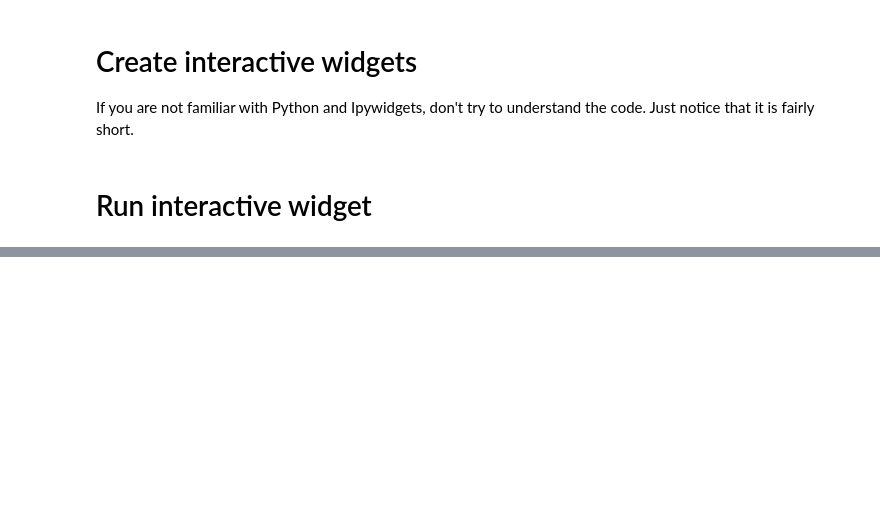
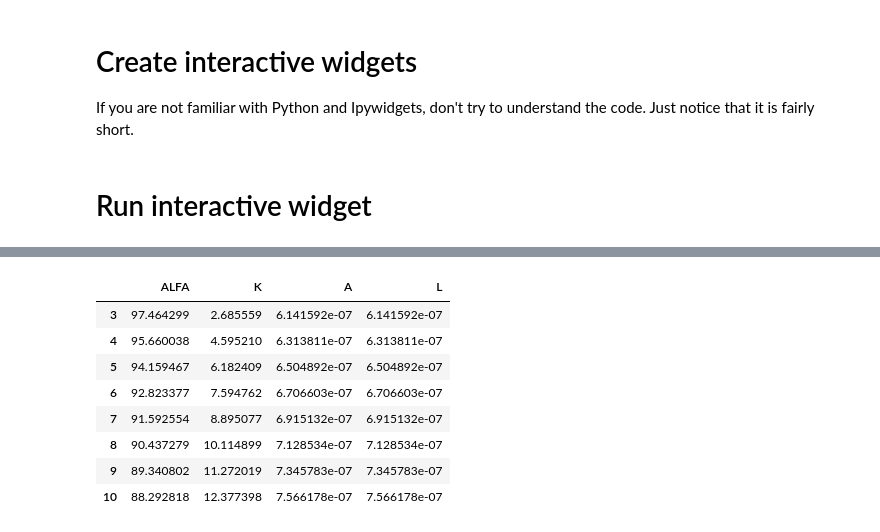
Before and after one commit to IbHansen/modelflow, a Jupyter notebook: solow.ipynb, the cells around one changed output, grey strips where cells are left out. Cells and saved outputs as stored; diff of their text form; code cells hidden in the pictures; blank space fills up the shorter version.

```diff
--- a/solow.ipynb
+++ b/solow.ipynb
@@ -173,0 +205,12 @@ display(inputwidget(msolow,df))
+# %%
+msolow.get_att_pct('Y',start=3,end=10).T
+# %% [output]
+|  | ALFA | K | A | L |
+| 3 | 97.464299 | 2.685559 | 6.141592e-07 | 6.141592e-07 |
+| 4 | 95.660038 | 4.595210 | 6.313811e-07 | 6.313811e-07 |
+| 5 | 94.159467 | 6.182409 | 6.504892e-07 | 6.504892e-07 |
+| 6 | 92.823377 | 7.594762 | 6.706603e-07 | 6.706603e-07 |
+| 7 | 91.592554 | 8.895077 | 6.915132e-07 | 6.915132e-07 |
+| 8 | 90.437279 | 10.114899 | 7.128534e-07 | 7.128534e-07 |
+| 9 | 89.340802 | 11.272019 | 7.345783e-07 | 7.345783e-07 |
+| 10 | 88.292818 | 12.377398 | 7.566178e-07 | 7.566178e-07 |
```
Also changed, not shown: parts of 9 cells of this notebook.
